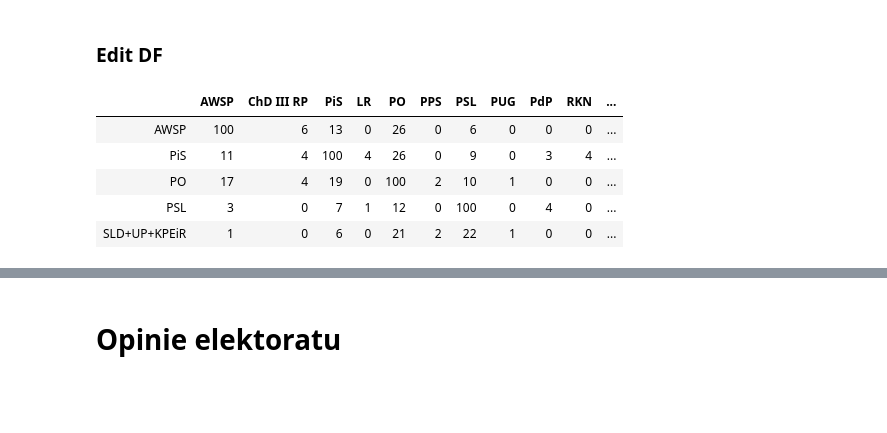
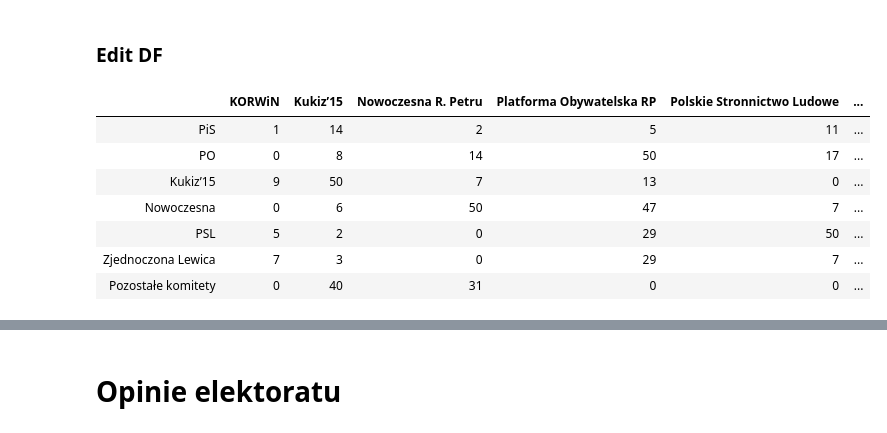
Before and after one commit to MarBry111/Forecast_Election_Poland, a Jupyter notebook: Compare_parties.ipynb, the cells around one changed output, grey strips where cells are left out. Saved outputs shown, nothing was run; the diff lists cells and outputs as text; code cells hidden in the pictures; blank space fills up the shorter version.

```diff
--- a/Compare_parties.ipynb
+++ b/Compare_parties.ipynb
@@ -44,10 +44,10 @@ files
 if False:
     pd_list = [(lambda x: pd.read_csv(path+x,index_col=0, header=0).T)(f) for f in files]
 
-    val = 100
+    val = 50
     for pi, pl in enumerate(pd_list):
-        pl.index = [ind.replace('*','').replace('\r','').replace('\n','').replace('- ','').replace('+ ','+').replace(' +','+')  for ind in pl.index]
-        pl.columns = [ind.replace('*','').replace('\r','').replace('\n','').replace('+ ','+').replace(' +','+') for ind in pl.columns]
+        pl.index = [ind.replace('*','').replace('\r','').replace('\n','').replace('- ','').replace('+ ','+').replace(' +','+').replace('"','')  for ind in pl.index]
+        pl.columns = [ind.replace('*','').replace('\r','').replace('\n','').replace('+ ','+').replace(' +','+').replace('"','')  for ind in pl.columns]
 
         pl[pl == '-'] = 0
         pl = pl.fillna(0)
@@ -97,11 +97,13 @@ if False:
 else:
     pd_list = [(lambda x: pd.read_csv(path+'clean/no_main_'+x,index_col=0, header=0))(f) for f in files]
 # %%
-pd_list[0]
+pd_list[-6]
 # %% [output]
-|  | AWSP | ChD III RP | PiS | LR | PO | PPS | PSL | PUG | PdP | RKN | ... |
-| AWSP | 100 | 6 | 13 | 0 | 26 | 0 | 6 | 0 | 0 | 0 | ... |
-| PiS | 11 | 4 | 100 | 4 | 26 | 0 | 9 | 0 | 3 | 4 | ... |
-| PO | 17 | 4 | 19 | 0 | 100 | 2 | 10 | 1 | 0 | 0 | ... |
-| PSL | 3 | 0 | 7 | 1 | 12 | 0 | 100 | 0 | 4 | 0 | ... |
-| SLD+UP+KPEiR | 1 | 0 | 6 | 0 | 21 | 2 | 22 | 1 | 0 | 0 | ... |
+|  | KORWiN | Kukiz’15 | Nowoczesna R. Petru | Platforma Obywatelska RP | Polskie Stronnictwo Ludowe | ... |
+| PiS | 1 | 14 | 2 | 5 | 11 | ... |
+| PO | 0 | 8 | 14 | 50 | 17 | ... |
+| Kukiz’15 | 9 | 50 | 7 | 13 | 0 | ... |
+| Nowoczesna | 0 | 6 | 50 | 47 | 7 | ... |
+| PSL | 5 | 2 | 0 | 29 | 50 | ... |
+| Zjednoczona Lewica | 7 | 3 | 0 | 29 | 7 | ... |
+| Pozostałe komitety | 0 | 40 | 31 | 0 | 0 | ... |
```
Also changed, not shown: parts of 15 cells of this notebook, 1 other file.
